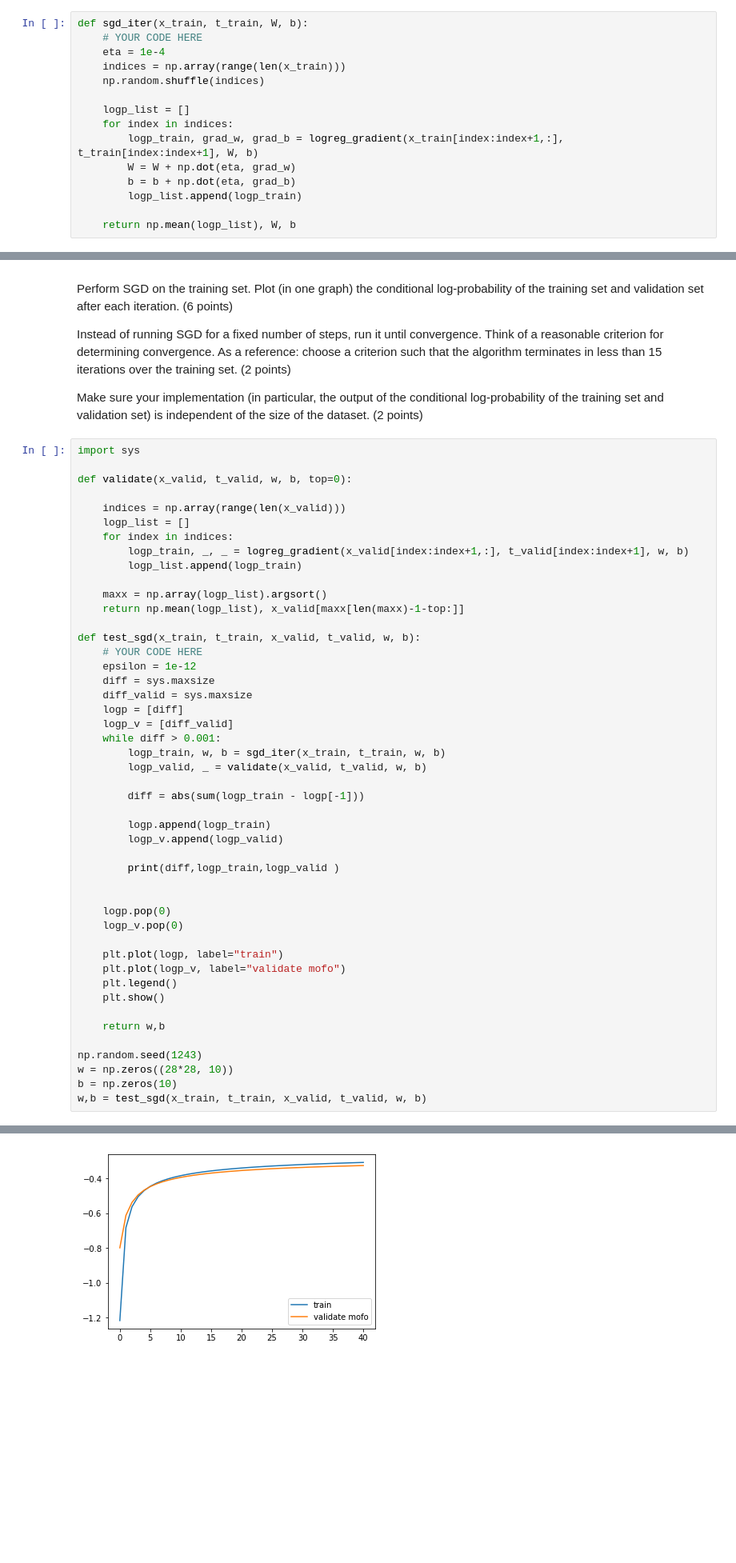
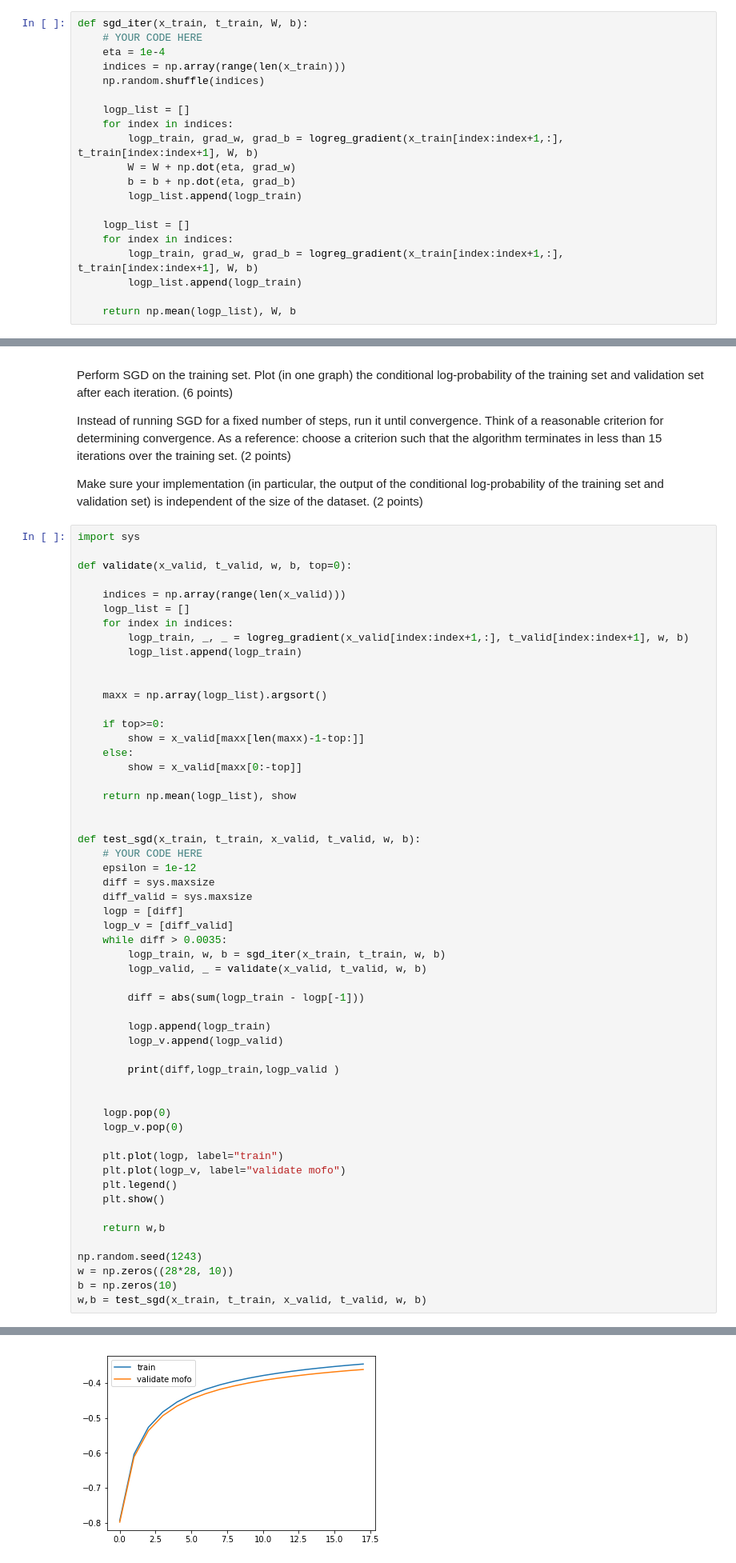
Before and after one commit to filipkny/MachineLearning1_UvA, a Jupyter notebook: lab2.ipynb, the cells around one changed output, grey strips where cells are left out. Shown at 80% size. Drawn from its saved outputs; the diff is of its cells as text; blank space fills up the shorter version.

```diff
--- a/lab2.ipynb
+++ b/lab2.ipynb
@@ -485,6 +485,11 @@ def sgd_iter(x_train, t_train, W, b):
         b = b + np.dot(eta, grad_b)
         logp_list.append(logp_train)
 
+    logp_list = []
+    for index in indices:
+        logp_train, grad_w, grad_b = logreg_gradient(x_train[index:index+1,:], t_train[index:index+1], W, b)
+        logp_list.append(logp_train)
+
     return np.mean(logp_list), W, b
 # %%
 # Hidden tests for efficiency
@@ -515,8 +520,16 @@ def validate(x_valid, t_valid, w, b, top=0):
         logp_train, _, _ = logreg_gradient(x_valid[index:index+1,:], t_valid[index:index+1], w, b)
         logp_list.append(logp_train)
 
+
     maxx = np.array(logp_list).argsort()
-    return np.mean(logp_list), x_valid[maxx[len(maxx)-1-top:]]
+
+    if top>=0:
+        show = x_valid[maxx[len(maxx)-1-top:]]
+    else:
+        show = x_valid[maxx[0:-top]]
+
+    return np.mean(logp_list), show
+
 
 def test_sgd(x_train, t_train, x_valid, t_valid, w, b):
     # YOUR CODE HERE
@@ -525,7 +538,7 @@ def test_sgd(x_train, t_train, x_valid, t_valid, w, b):
     diff_valid = sys.maxsize
     logp = [diff]
     logp_v = [diff_valid]
-    while diff > 0.001:
+    while diff > 0.0035:
         logp_train, w, b = sgd_iter(x_train, t_train, w, b)
         logp_valid, _ = validate(x_valid, t_valid, w, b)
 
@@ -572,4 +586,4 @@ w,b = test_sgd(x_train, t_train, x_valid, t_valid, w, b)
-[figure, old version]
+[figure, new version]
 # %%
 # Hidden tests for efficiency
 # %% [markdown]
```
Also changed, not shown: parts of 3 cells of this notebook.
